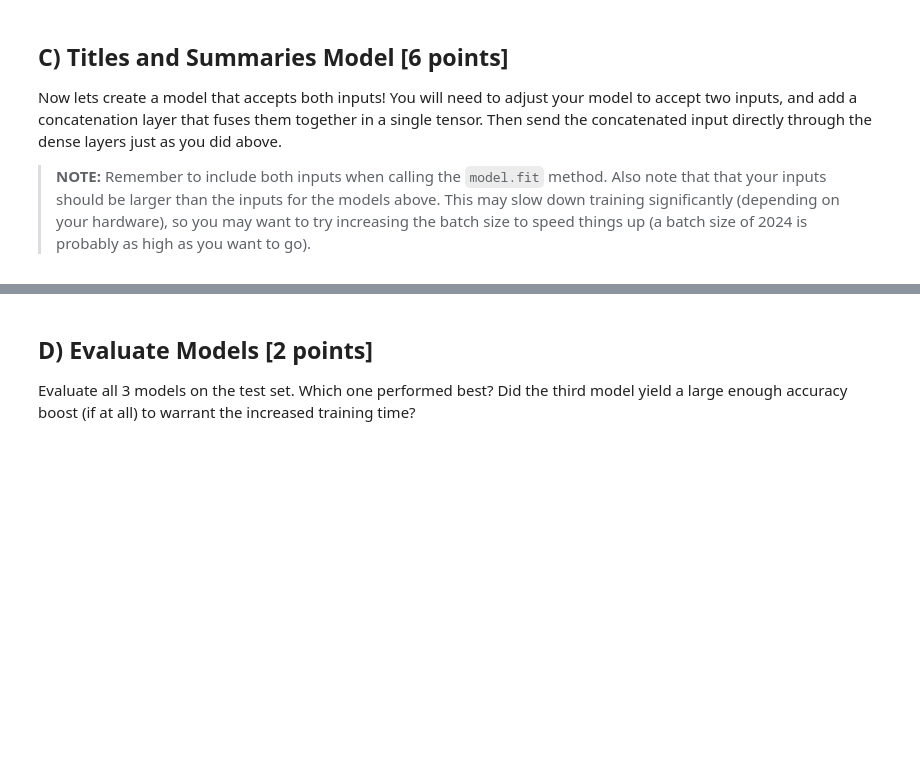
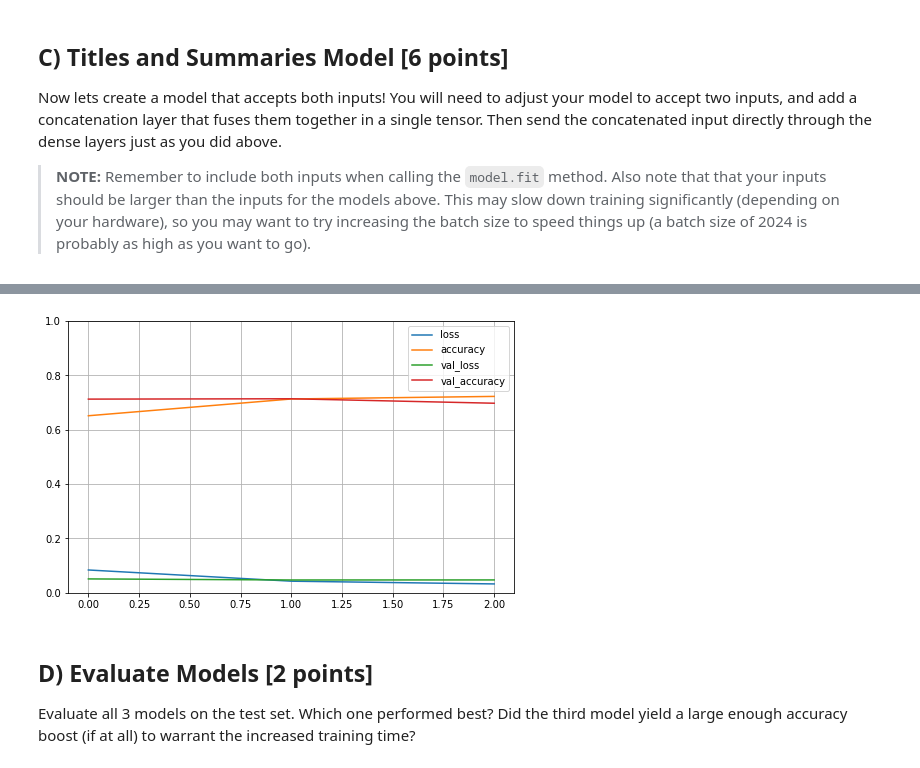
Before and after one commit to asouzujoseph/Machine-learning-with-Python, a Jupyter notebook: Assignment_4_Multi_label_Text_Classification.ipynb, the cells around one changed output, grey strips where cells are left out. Cells and saved outputs as stored; diff of their text form; code cells hidden in the pictures; blank space fills up the shorter version.

```diff
--- a/Assignment_4_Multi_label_Text_Classification.ipynb
+++ b/Assignment_4_Multi_label_Text_Classification.ipynb
@@ -313,0 +389,23 @@ Now lets create a model that accepts both inputs! You will need to adjust your m
+# %%
+A = vectorized_X_train_titles.shape[1]
+B = vectorized_X_train_summaries.shape[1]
+# %%
+input_titles = keras.layers.Input(shape=[A])
+input_summaries = keras.layers.Input(shape=[B])
+hidden1 = keras.layers.Dense(30, activation="relu")(input_titles)
+hidden2 = keras.layers.Dense(30, activation="relu")(input_summaries)
+concat = keras.layers.Concatenate(axis=1)([hidden1, hidden2])
+output = keras.layers.Dense(63, activation="sigmoid")(concat)
+model2 = keras.models.Model(inputs=[input_titles,input_summaries], outputs=[output])
+# %%
+model2.compile(
+    loss=tf.keras.losses.BinaryCrossentropy(from_logits=False),
+    optimizer=tf.keras.optimizers.Adam(),
+    metrics=["accuracy"]) #, tf.keras.metrics.Recall(), tf.keras.metrics.Precision()
+# %%
+history = model2.fit((vectorized_X_train_titles.A, vectorized_X_train_summaries.A), y_train, epochs=3,validation_data=((vectorized_X_val_titles.A, vectorized_X_val_summaries.A), y_val))
+pd.DataFrame(history.history).plot(figsize=(8, 5))
+plt.grid(True)
+plt.gca().set_ylim(0, 1)
+plt.show()
+# %% [output]
@@ -314,3 +418,4 @@ Now lets create a model that accepts both inputs! You will need to adjust your m
+[figure, added]
 # %% [markdown]
 ## D) Evaluate Models [2 points]
 
```
Also changed, not shown: parts of 30 cells of this notebook.
